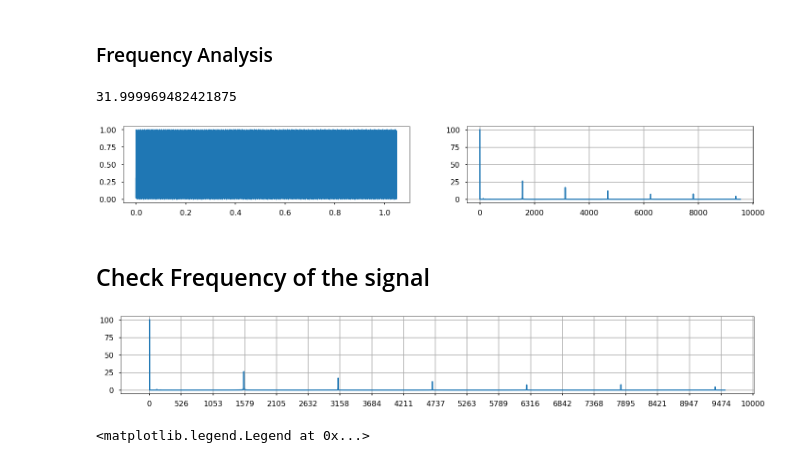
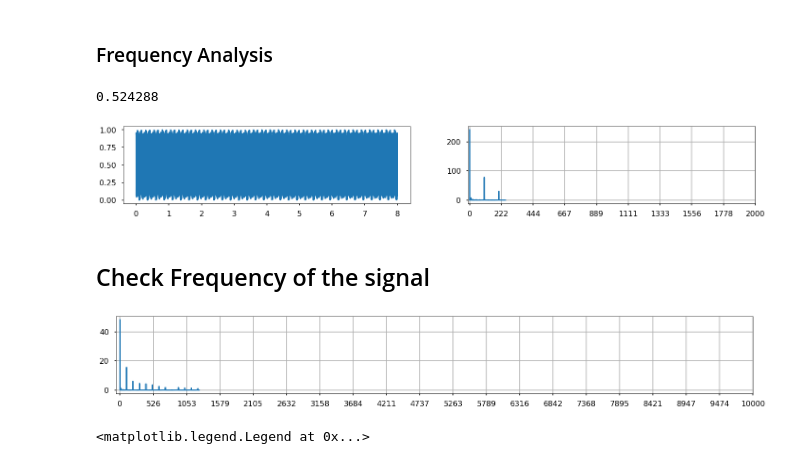
Before and after one commit to LongNguyen1984/TimeSeriesWithPython, a Jupyter notebook: VLCmulti_levels.ipynb, the cells around one changed output. Saved outputs shown, nothing was run; the diff lists cells and outputs as text; code cells hidden in the pictures.

```diff
--- a/VLCmulti_levels.ipynb
+++ b/VLCmulti_levels.ipynb
@@ -117,10 +115,12 @@ pyplot.show()
 ### Frequency Analysis
 # %%
 from scipy import pi
-from scipy.fftpack import fft
+from scipy.fftpack import fft, fftfreq
 
 
-sample_rate = 1e6
+
+#sample_rate = 1e6
+sample_rate = 2**16
 # Time in second
 t = np.rint(np.shape(volt_df)[0]/(sample_rate))
 #t = np.shape(volt_df)[0]
@@ -130,33 +130,34 @@ M = int((t - 0) * sample_rate)
 # %%
 np.shape(volt_df)[0]/(sample_rate)
 # %% [output]
-31.999969482421875
+0.524288
 # %%
 # Number of sample points
 N = np.shape(volt_df)[0]
-fs = 1e6
+#fs = 1e6
+fs = 2**16
 # sample spacing
 T = 1.0 / fs
 y = volt_norm[0:M].reshape(-1,)
 
 x = np.linspace(0.0, N*T, N, endpoint=False)
 y = volt_norm.reshape(-1,)
 yf = fft(y)
 xf = fftfreq(N, T)[:N//2]
 
 plt.figure(figsize=(24,3))
 
 plt.subplot(1,2,1)
 plt.plot (x,y)
 
 plt.subplot(1,2,2)
-L1, L2 = 0, 10000
+L1, L2 = 0, 2000
 plt.plot(xf[L1:L2], 2.0/(L2-L1) * np.abs(yf[L1:L2]))
-plt.xticks( np.linspace(L1, L2, 20) )
+plt.xticks( np.linspace(L1, L2, 10) )
 #plt.yscale('log')
 plt.grid()
 # %% [output]
-[figure, old version]
+[figure, new version]
 # %% [markdown]
 ## Check Frequency of the signal
 # %%
@@ -167,7 +168,7 @@ plt.xticks( np.linspace(L1, L2, 20) )
 #plt.yscale('log')
 plt.grid()
 # %% [output]
-[figure, old version]
+[figure, new version]
 # %%
 from scipy.signal import savgol_filter
 X = volt_norm.reshape(-1,)
```
Also changed, not shown: parts of 5 cells of this notebook.
